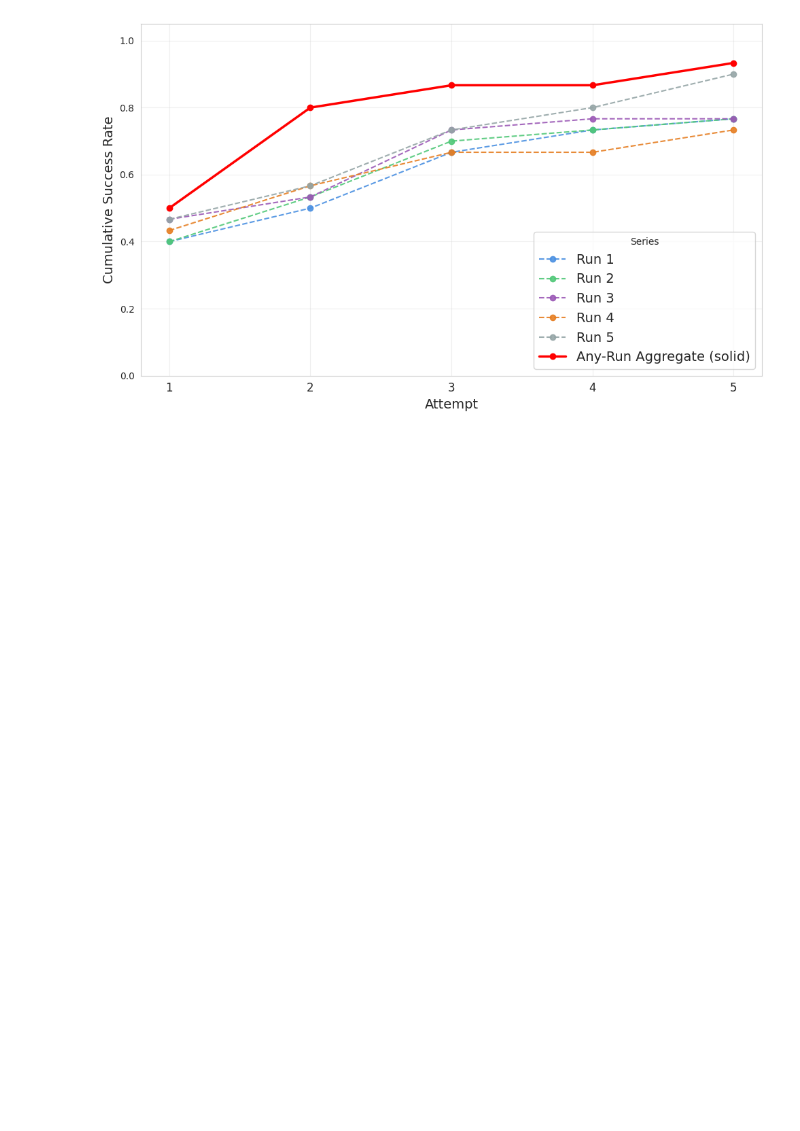
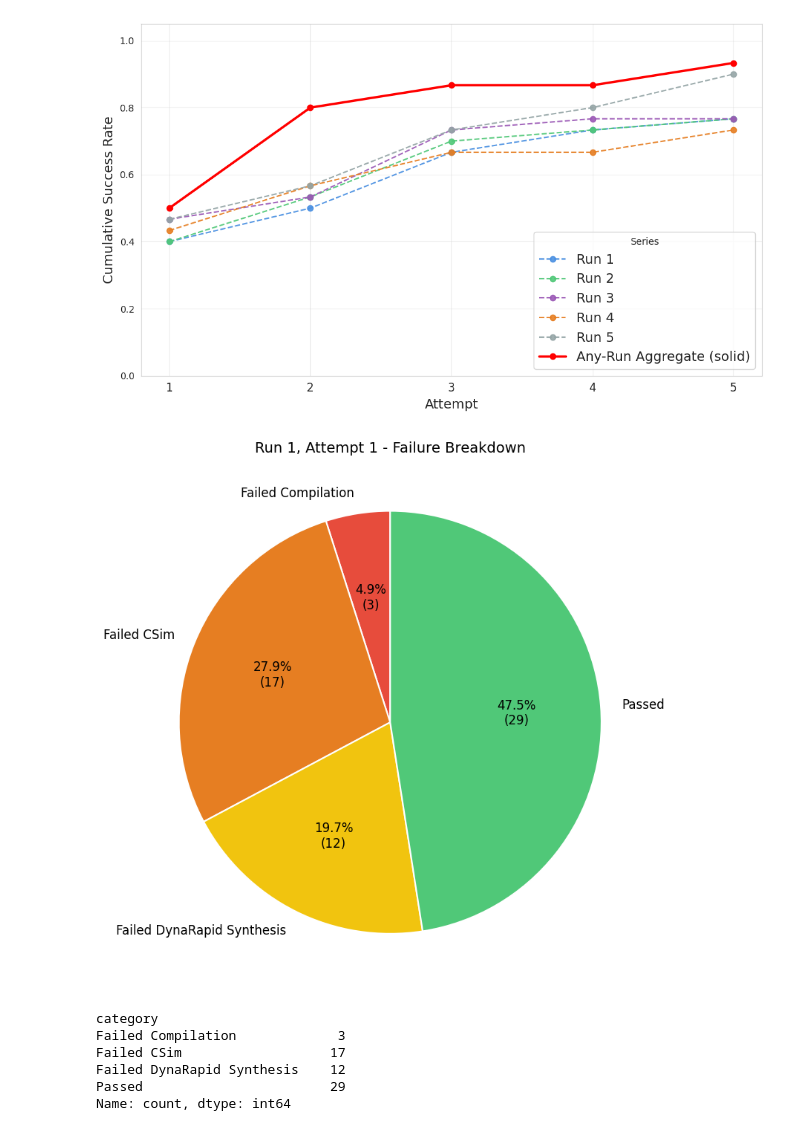
Before and after one commit to byuccl/HLS-FAB, a Jupyter notebook: results/data_analysis/dynarapid5x5.ipynb, the cells around one changed output. Saved outputs shown, nothing was run; the diff lists cells and outputs as text; code cells hidden in the pictures; blank space fills up the shorter version.

```diff
--- a/results/data_analysis/dynarapid5x5.ipynb
+++ b/results/data_analysis/dynarapid5x5.ipynb
@@ -220,0 +286,60 @@ for model in models:
+# %%
+# Failure breakdown pie chart for run 1, attempt 1
+subset = df_norag[(df_norag['run'] == 1) & (df_norag['attempt'] == 1)].copy()
+
+def classify(row):
+    if row['compiled'] == 'failed':
+        return 'Failed Compilation'
+    if row['matched'] != 'match':
+        return 'Failed CSim'
+    if not row['has_dot']:
+        return 'Failed DynaRapid Synthesis'
+    if not row['has_dcp']:
+        return 'Failed DynaRapid Implementation'
+    return 'Passed'
+
+subset['category'] = subset.apply(classify, axis=1)
+
+category_order = [
+    'Failed Compilation',
+    'Failed CSim',
+    'Failed DynaRapid Synthesis',
+    'Failed DynaRapid Implementation',
+    'Passed',
+]
+category_colors = {
+    'Failed Compilation': '#E74C3C',
+    'Failed CSim': '#E67E22',
+    'Failed DynaRapid Synthesis': '#F1C40F',
+    'Failed DynaRapid Implementation': '#9B59B6',
+    'Passed': '#50C878',
+}
+
+counts = subset['category'].value_counts().reindex(category_order, fill_value=0)
+counts = counts[counts > 0]
+total = counts.sum()
+
+plt.figure(figsize=(8, 8))
+plt.pie(
+    counts.values,
+    labels=counts.index,
+    colors=[category_colors[c] for c in counts.index],
+    autopct=lambda p: f'{p:.1f}%\n({int(round(p*total/100))})',
+    startangle=90,
+    wedgeprops={'edgecolor': 'white', 'linewidth': 1.5},
+    textprops={'fontsize': 12},
+)
+plt.title('Run 1, Attempt 1 - Failure Breakdown', fontsize=14)
+plt.tight_layout()
+plt.savefig('run1_attempt1_failure_breakdown.pdf')
+plt.show()
+
+print(counts)
+# %% [output]
+[figure, added]
+category
+Failed Compilation             3
+Failed CSim                   17
+Failed DynaRapid Synthesis    12
+Passed                        29
+Name: count, dtype: int64
```
Also changed, not shown: parts of 2 cells of this notebook, 3 other files.
